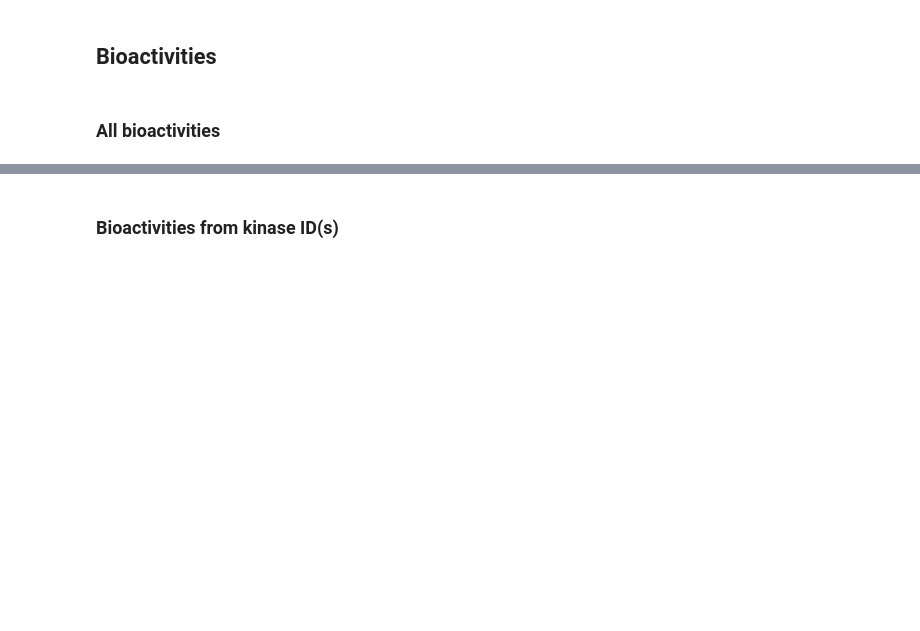
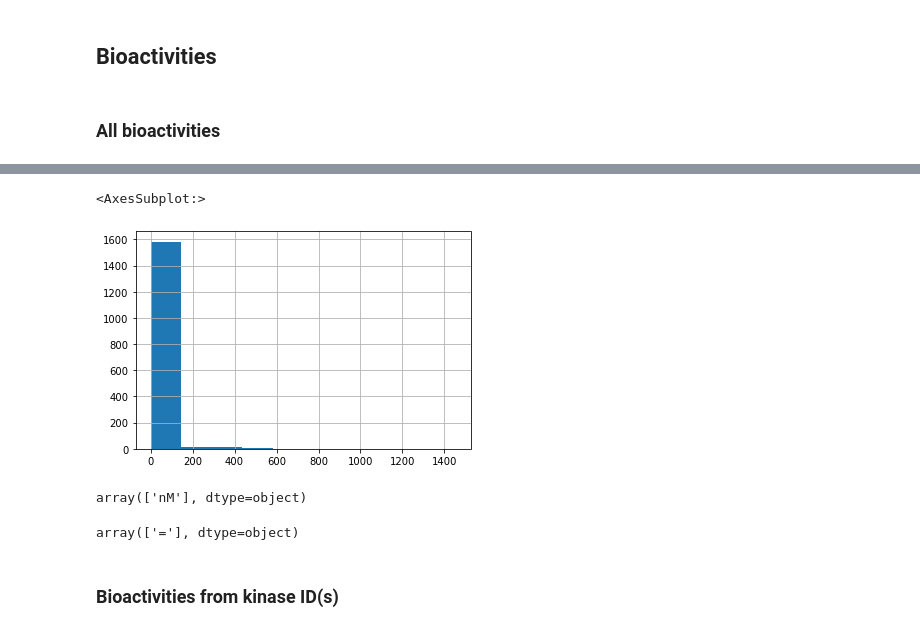
Before and after one commit to volkamerlab/opencadd, a Jupyter notebook: docs/tutorials/databases_klifs_new_api.ipynb, the cells around one changed output, grey strips where cells are left out. Cells and saved outputs as stored; diff of their text form; code cells hidden in the pictures; blank space fills up the shorter version.

```diff
--- a/docs/tutorials/databases_klifs_new_api.ipynb
+++ b/docs/tutorials/databases_klifs_new_api.ipynb
@@ -551,0 +594,5 @@ bioactivities_all.groupby("ligand.id (query)").size().hist()
+# %%
+# Takes a couple of minutes
+bioactivities_all = remote.bioactivities.all_bioactivities()
+print(bioactivities_all.shape)
+bioactivities_all.head()
@@ -552,3 +607,16 @@ bioactivities_all.groupby("ligand.id (query)").size().hist()
+# %%
+bioactivities_all.groupby("ligand.id (query)").size().hist()
+# %% [output]
+<AxesSubplot:>
+[figure, added]
+# %%
+bioactivities_all["ligand.bioactivity_standard_units"].unique()
+# %% [output]
+array(['nM'], dtype=object)
+# %%
+bioactivities_all["ligand.bioactivity_standard_relation"].unique()
+# %% [output]
+array(['='], dtype=object)
 # %% [markdown]
 ### Bioactivities from kinase ID(s)
 # %%
```
Also changed, not shown: parts of 46 cells of this notebook.
